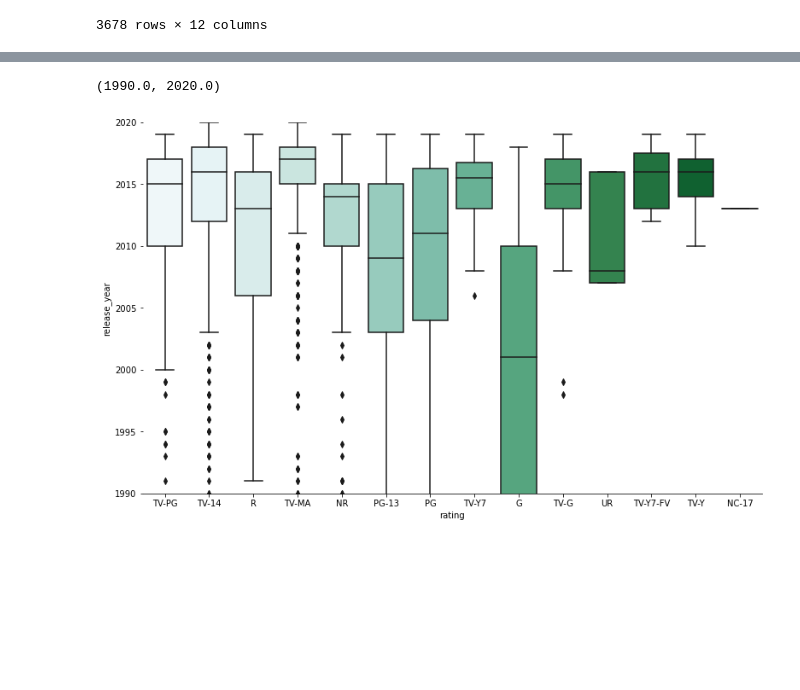
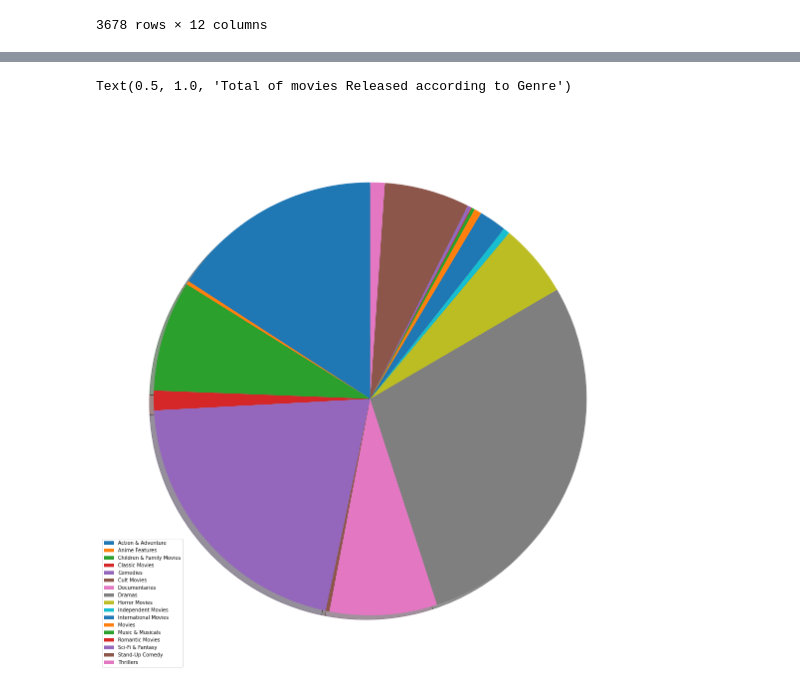
Before and after one commit to Syahmi-Su/data-analytic-programming, a Jupyter notebook: group-project/draft.ipynb, the cells around one changed output, grey strips where cells are left out. Saved outputs shown, nothing was run; the diff lists cells and outputs as text; code cells hidden in the pictures; blank space fills up the shorter version.

```diff
--- a/group-project/draft.ipynb
+++ b/group-project/draft.ipynb
@@ -64,11 +64,7 @@ df
 3678 rows × 12 columns
 # %%
 genresplit = df['listed_in'].str.split(pat = ",", expand = True)
-genresplit['date_added'] = df['date_added']
-for name, group in genresplit.groupby('date_added'):
-    print(name)
-    print(group)
-
-a = dict(list(genresplit.groupby('date_added')))
-a['January']
+genresplit[3] = genresplit[0]
+a = genresplit.groupby([0]).count()
+a.index
 # %% [output]
@@ -105,8 +77,15 @@ April
-# %%
-plt.figure(figsize=(13,8))
-sns.boxplot(y='release_year', x='rating', data=df, palette='BuGn')
-sns.despine(left=True)
-plt.ylim(1990,2020)
-# %% [output]
-(1990.0, 2020.0)
-[figure, removed]
+# %%
+fig , axes = plt.subplots(figsize =(20,20))
+month = a.index
+font = {'family': 'serif',
+        'color':  'white',
+        'weight': 'normal',
+        'size': 24,
+        }
+myexplode = [0,0,0,0,0,0,0,0,0,0.1,0,0,0,0,0,0,0]
+box = plt.pie(a[3], startangle = 90,shadow = True)
+plt.legend(month, loc = 3,)
+plt.title("Total of movies Released according to Genre",  fontdict = font)
+# %% [output]
+Text(0.5, 1.0, 'Total of movies Released according to Genre')
+[figure, added]
```
Also changed, not shown: parts of 2 cells of this notebook.
